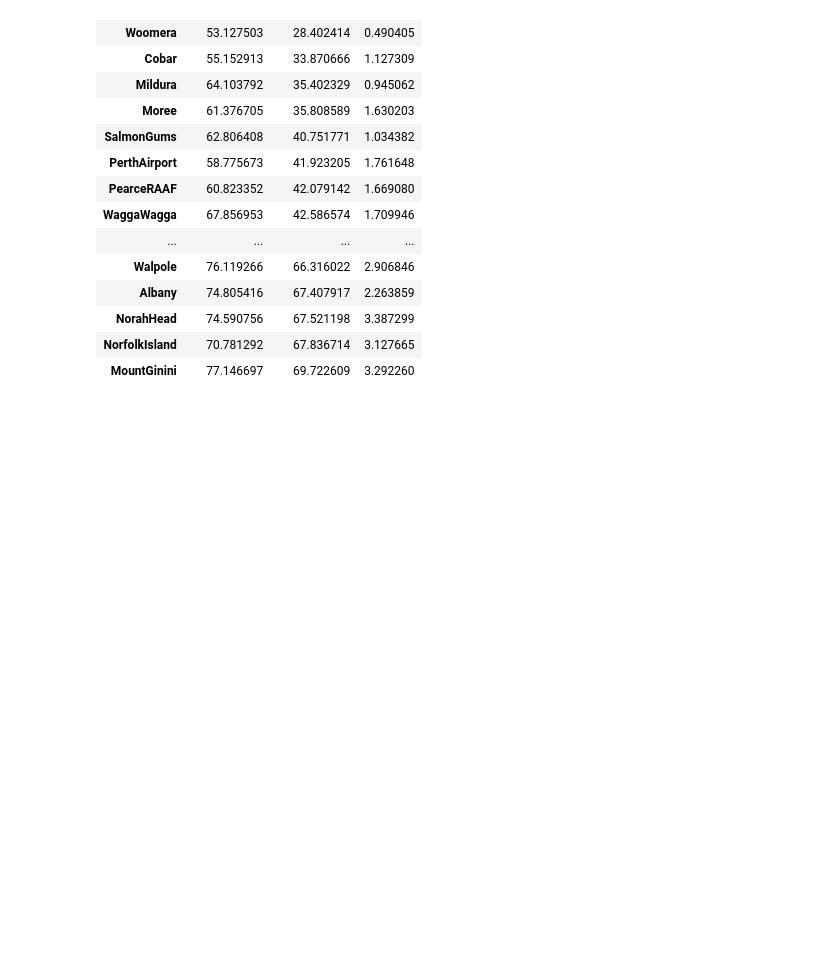
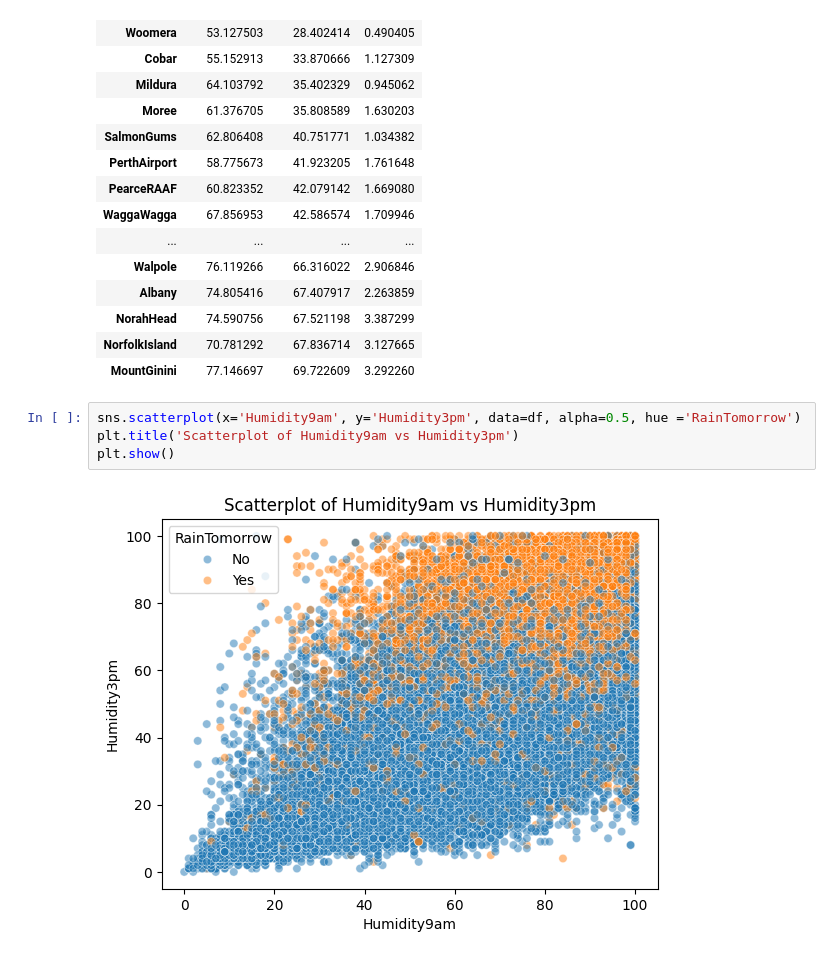
Before and after one commit to gorky93/classification_rainfallprediction, a Jupyter notebook: rainfall_prediction_using_logistic_regression.ipynb, the cells around one changed output. Drawn from its saved outputs; the diff is of its cells as text; blank space fills up the shorter version.

```diff
--- a/rainfall_prediction_using_logistic_regression.ipynb
+++ b/rainfall_prediction_using_logistic_regression.ipynb
@@ -392,3 +392,9 @@ df.groupby('Location')[['Humidity9am', 'Humidity3pm', 'Rainfall']].mean().sort_v
 | NorahHead | 74.590756 | 67.521198 | 3.387299 |
 | NorfolkIsland | 70.781292 | 67.836714 | 3.127665 |
 | MountGinini | 77.146697 | 69.722609 | 3.292260 |
+# %%
+sns.scatterplot(x='Humidity9am', y='Humidity3pm', data=df, alpha=0.5, hue ='RainTomorrow')
+plt.title('Scatterplot of Humidity9am vs Humidity3pm')
+plt.show()
+# %% [output]
+[figure, added]
```
Also changed, not shown: parts of 17 cells of this notebook.
